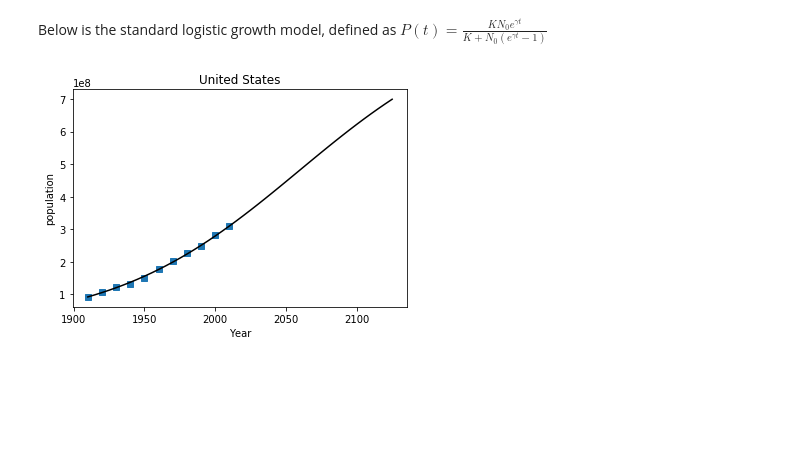
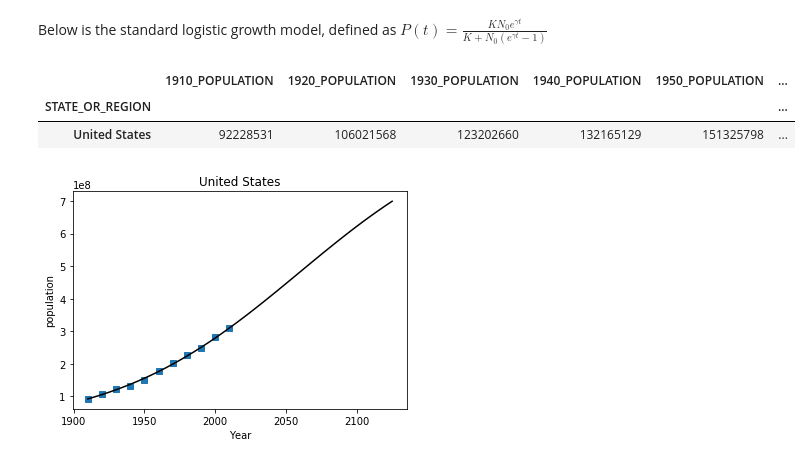
Before and after one commit to rfree18/math-modeling, a Jupyter notebook: final/Final.ipynb, the cells around one changed output. Drawn from its saved outputs; the diff is of its cells as text; code cells hidden in the pictures; blank space fills up the shorter version.

```diff
--- a/final/Final.ipynb
+++ b/final/Final.ipynb
@@ -7,11 +7,16 @@ Below is the standard logistic growth model, defined as $P(t) = \frac{K N_0 e^{\
 # %%
 import pandas as pd
 import numpy as np
 from scipy import integrate
+from scipy import optimize
 import matplotlib.pyplot as plt
 
 pop_change_df = pd.read_csv('data/pop_change.csv', index_col=0, header=0, skiprows=[], thousands=',')
-# pop_change_df.apply(pd.to_numeric)
+pop_change_df.apply(pd.to_numeric)
+# %% [output]
+|  | 1910_POPULATION | 1920_POPULATION | 1930_POPULATION | 1940_POPULATION | 1950_POPULATION | ... |
+| STATE_OR_REGION |  |  |  |  |  | ... |
+| United States | 92228531 | 106021568 | 123202660 | 132165129 | 151325798 | ... |
 # %%
 country_total = pop_change_df.as_matrix()[0]
 # %%
```
Also changed, not shown: parts of 6 cells of this notebook, 6 other files.
